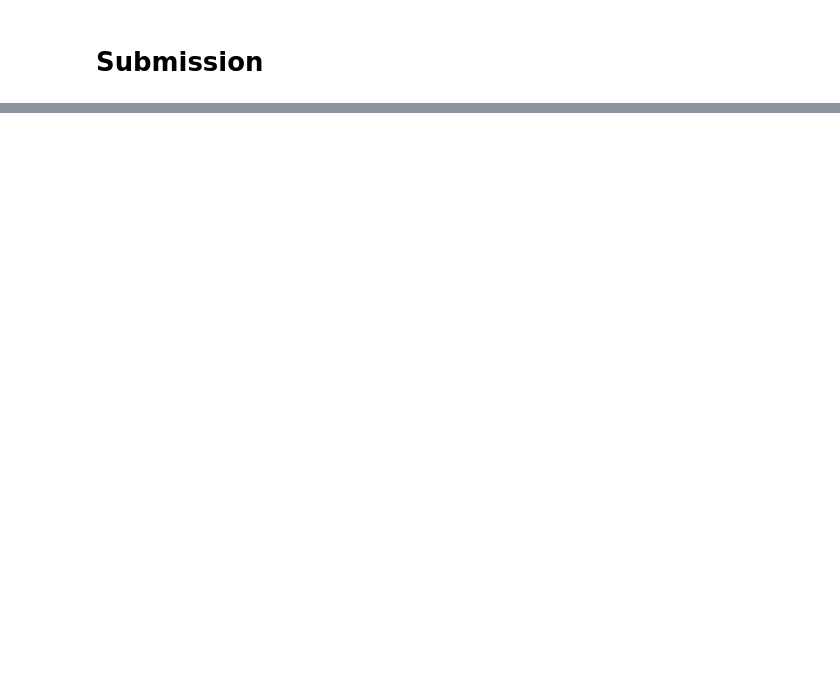
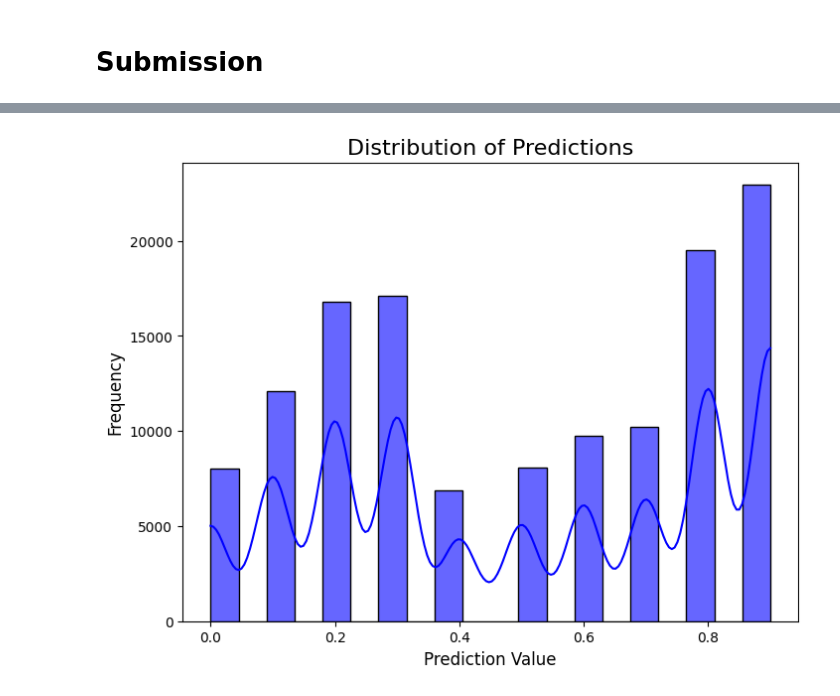
Before and after one commit to UR-Z/March-Madness, a Jupyter notebook: google_march_madness.ipynb, the cells around one changed output, grey strips where cells are left out. Drawn from its saved outputs; the diff is of its cells as text; code cells hidden in the pictures; blank space fills up the shorter version.

```diff
--- a/google_march_madness.ipynb
+++ b/google_march_madness.ipynb
@@ -438,0 +404,3 @@ Brier Score: 0.22142675111725224
+# %%
+z = submission_df[features]
+z
@@ -438,0 +421,4 @@ Brier Score: 0.22142675111725224
+# %%
+pred = model_m.predict_proba(z)[:, 1]
+submission_df['Pred']=np.floor(pred * 10) / 10
+submission_df.head()
@@ -438,0 +454,18 @@ Brier Score: 0.22142675111725224
+# %%
+import matplotlib.pyplot as plt
+import seaborn as sns
+
+# Assuming your submission dataframe is named `submission_df`
+# Plotting the distribution of the 'Pred' column
+plt.figure(figsize=(8, 6))
+sns.histplot(submission_df['Pred'], kde=True, bins=20, color='blue', alpha=0.6)
+
+# Adding labels and title
+plt.title('Distribution of Predictions', fontsize=16)
+plt.xlabel('Prediction Value', fontsize=12)
+plt.ylabel('Frequency', fontsize=12)
+
+# Show the plot
+plt.show()
+# %% [output]
+[figure, added]
```
Also changed, not shown: parts of 24 cells of this notebook.
